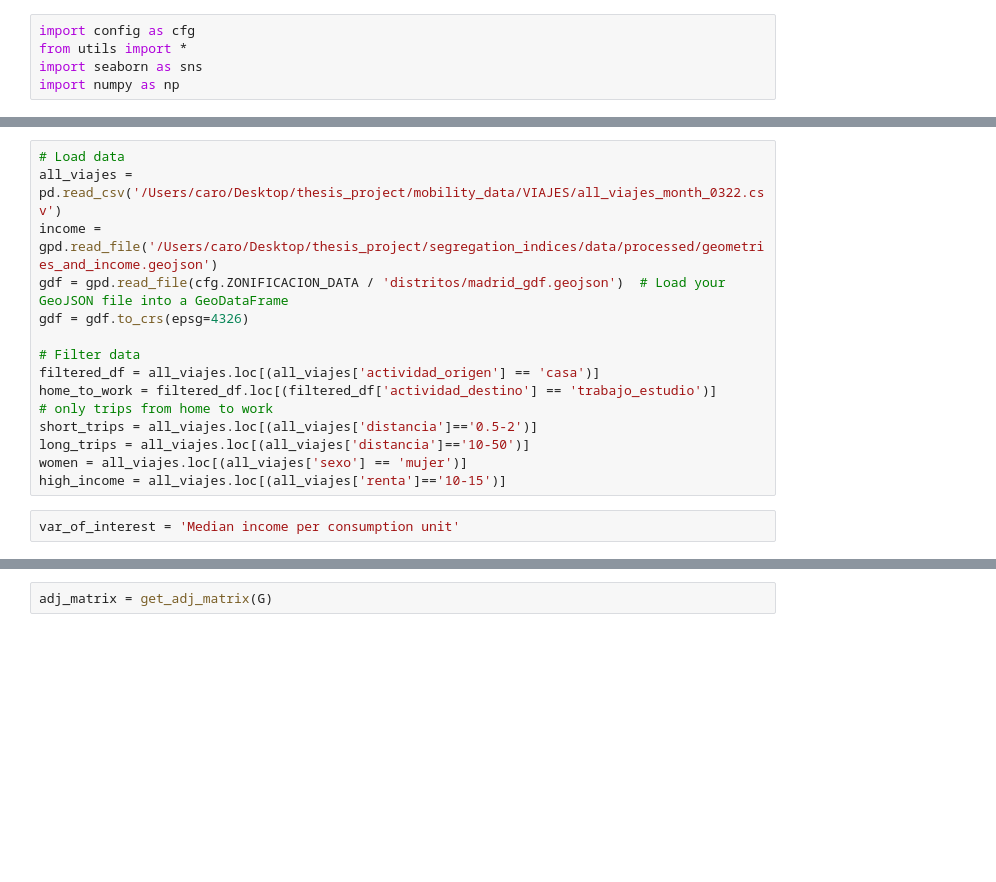
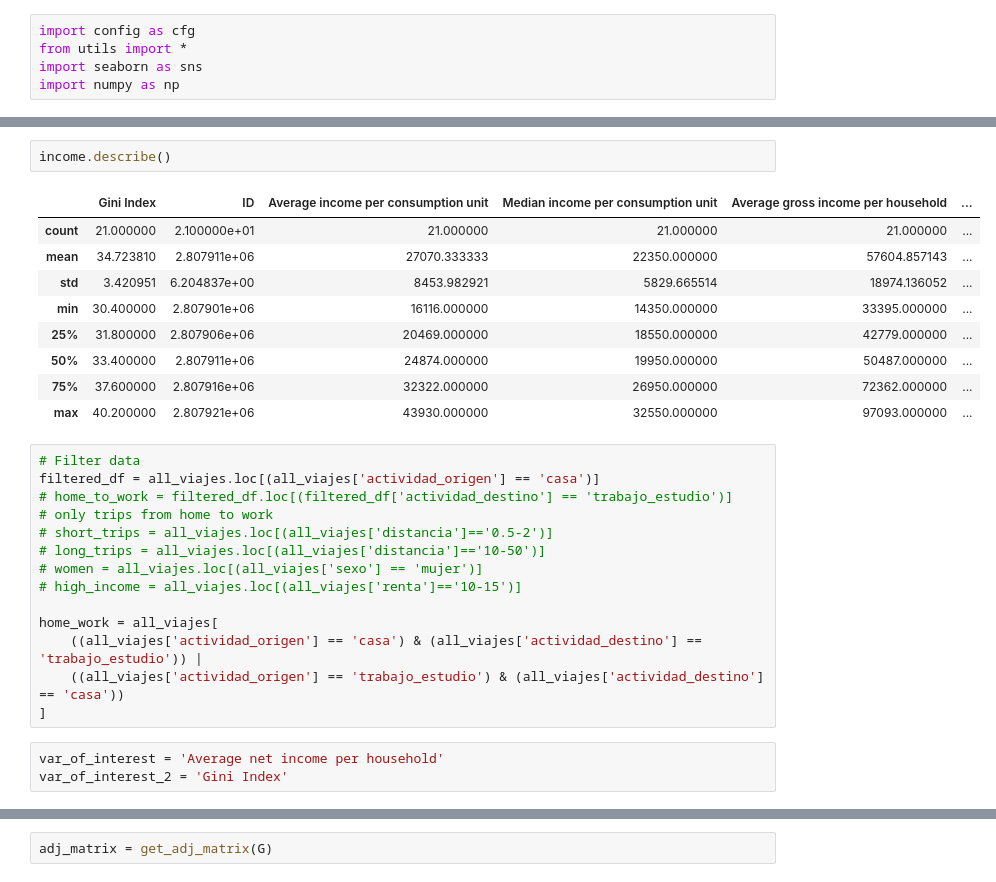
Before and after one commit to carobs9/thesis_project, a Jupyter notebook: clustering/get_graph_plotly.ipynb, the cells around one changed output, grey strips where cells are left out. Saved outputs shown, nothing was run; the diff lists cells and outputs as text; blank space fills up the shorter version.

```diff
--- a/clustering/get_graph_plotly.ipynb
+++ b/clustering/get_graph_plotly.ipynb
@@ -13,17 +24,29 @@ import numpy as np
+# %%
+income.describe()
+# %% [output]
+|  | Gini Index | ID | Average income per consumption unit | Median income per consumption unit | Average gross income per household | ... |
+| count | 21.000000 | 2.100000e+01 | 21.000000 | 21.000000 | 21.000000 | ... |
+| mean | 34.723810 | 2.807911e+06 | 27070.333333 | 22350.000000 | 57604.857143 | ... |
+| std | 3.420951 | 6.204837e+00 | 8453.982921 | 5829.665514 | 18974.136052 | ... |
+| min | 30.400000 | 2.807901e+06 | 16116.000000 | 14350.000000 | 33395.000000 | ... |
+| 25% | 31.800000 | 2.807906e+06 | 20469.000000 | 18550.000000 | 42779.000000 | ... |
+| 50% | 33.400000 | 2.807911e+06 | 24874.000000 | 19950.000000 | 50487.000000 | ... |
+| 75% | 37.600000 | 2.807916e+06 | 32322.000000 | 26950.000000 | 72362.000000 | ... |
+| max | 40.200000 | 2.807921e+06 | 43930.000000 | 32550.000000 | 97093.000000 | ... |
 # %%
-# Load data
-all_viajes = pd.read_csv('/Users/caro/Desktop/thesis_project/mobility_data/VIAJES/all_viajes_month_0322.csv')
-income = gpd.read_file('/Users/caro/Desktop/thesis_project/segregation_indices/data/processed/geometries_and_income.geojson')
-gdf = gpd.read_file(cfg.ZONIFICACION_DATA / 'distritos/madrid_gdf.geojson')  # Load your GeoJSON file into a GeoDataFrame
-gdf = gdf.to_crs(epsg=4326)
-
 # Filter data
 filtered_df = all_viajes.loc[(all_viajes['actividad_origen'] == 'casa')]
-home_to_work = filtered_df.loc[(filtered_df['actividad_destino'] == 'trabajo_estudio')] # only trips from home to work
-short_trips = all_viajes.loc[(all_viajes['distancia']=='0.5-2')]
-long_trips = all_viajes.loc[(all_viajes['distancia']=='10-50')]
-women = all_viajes.loc[(all_viajes['sexo'] == 'mujer')]
-high_income = all_viajes.loc[(all_viajes['renta']=='10-15')]
+# home_to_work = filtered_df.loc[(filtered_df['actividad_destino'] == 'trabajo_estudio')] # only trips from home to work
+# short_trips = all_viajes.loc[(all_viajes['distancia']=='0.5-2')]
+# long_trips = all_viajes.loc[(all_viajes['distancia']=='10-50')]
+# women = all_viajes.loc[(all_viajes['sexo'] == 'mujer')]
+# high_income = all_viajes.loc[(all_viajes['renta']=='10-15')]
+
+home_work = all_viajes[
+    ((all_viajes['actividad_origen'] == 'casa') & (all_viajes['actividad_destino'] == 'trabajo_estudio')) |
+    ((all_viajes['actividad_origen'] == 'trabajo_estudio') & (all_viajes['actividad_destino'] == 'casa'))
+]
-# %%
-var_of_interest = 'Median income per consumption unit'
+# %%
+var_of_interest = 'Average net income per household'
+var_of_interest_2 = 'Gini Index'
 # %%
```
Also changed, not shown: parts of 7 cells of this notebook, 23 other files.
